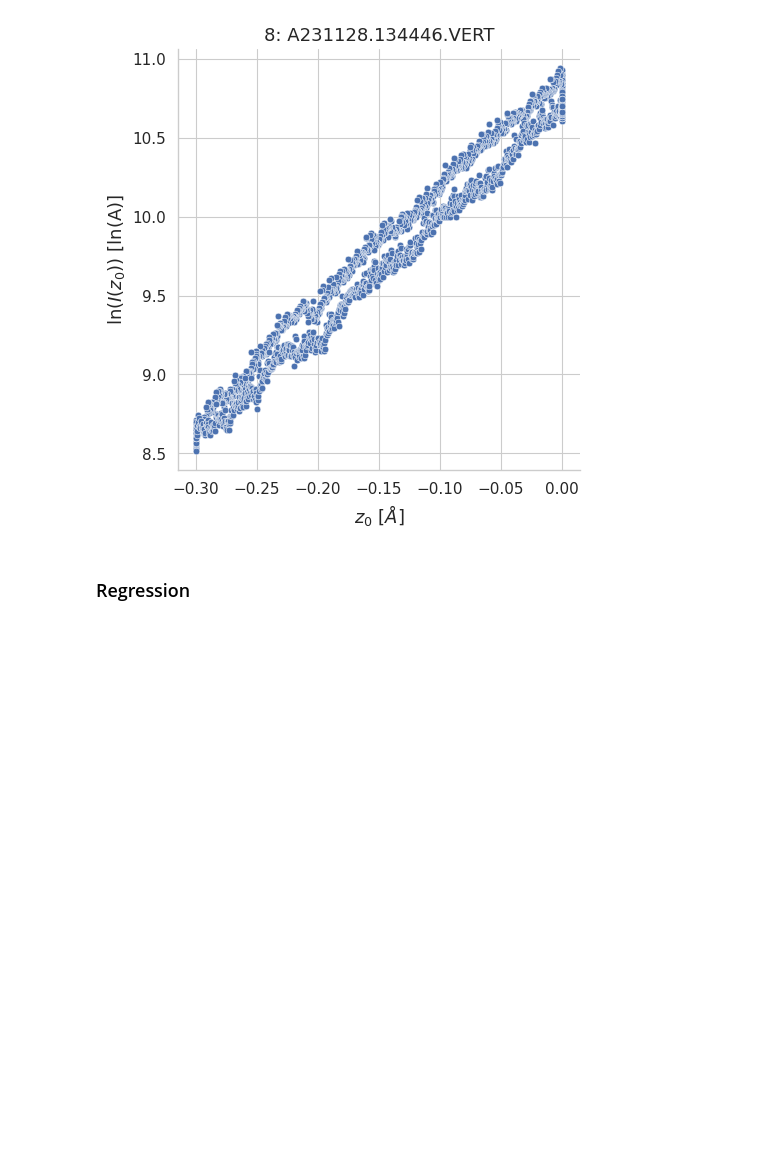
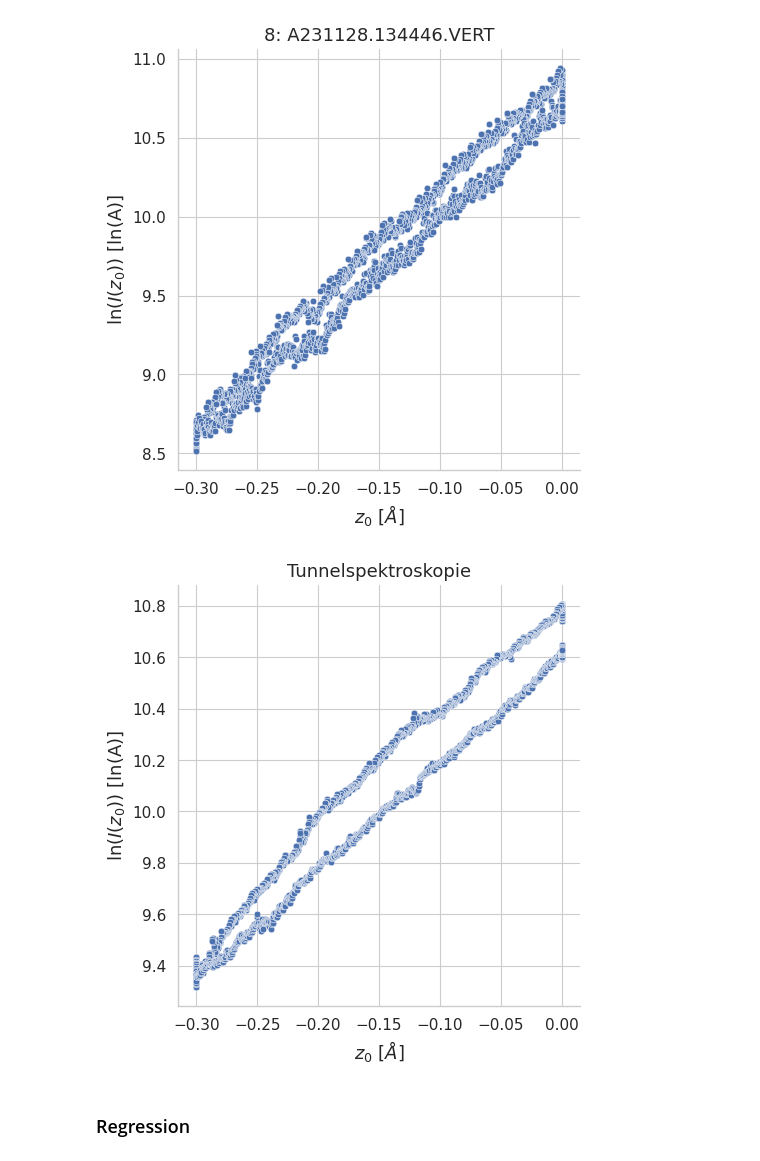
Before and after one commit to ofilla/physik-praktikum-b, a Jupyter notebook: B2.5/data/Austrittsarbeit/Auswertung.ipynb, the cells around one changed output. Saved outputs shown, nothing was run; the diff lists cells and outputs as text; code cells hidden in the pictures; blank space fills up the shorter version.

```diff
--- a/B2.5/data/Austrittsarbeit/Auswertung.ipynb
+++ b/B2.5/data/Austrittsarbeit/Auswertung.ipynb
@@ -153,6 +153,10 @@ for i, key in enumerate(data.keys()):
 [figure]
 [figure]
 [figure]
+# %%
+plot(data['A231128.133424.VERT'], title="Tunnelspektroskopie", filename='../../../media/B2.5/Spektroskopie_1.svg')
+# %% [output]
+[figure, added]
 # %% [markdown]
 ### Regression
 # %%
```
Also changed, not shown: parts of 5 cells of this notebook, 21 other files.
